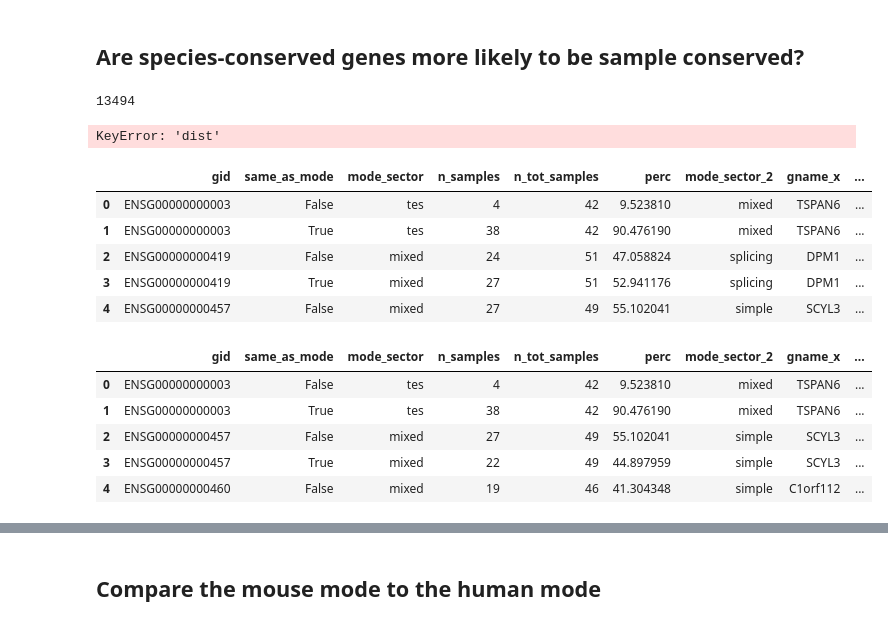
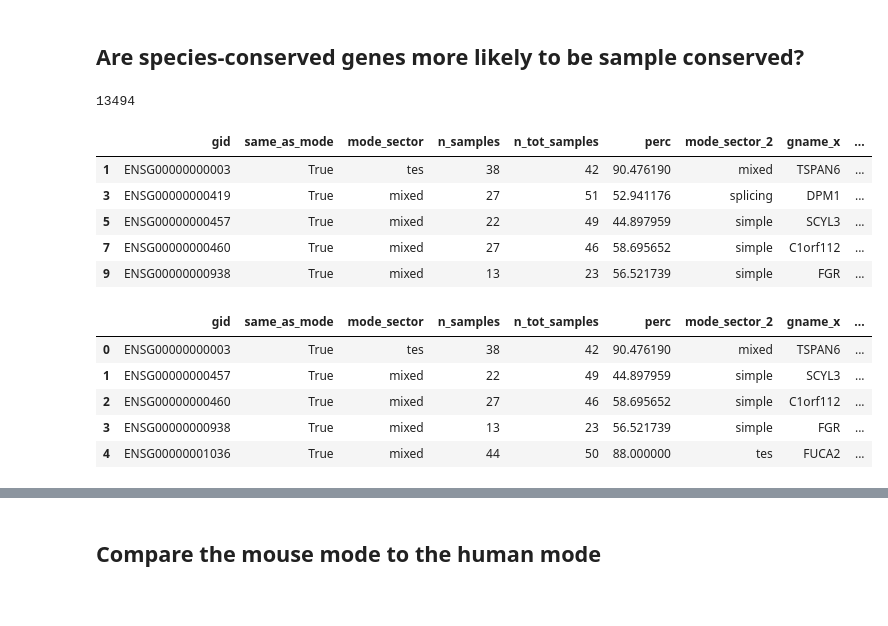
Before and after one commit to fairliereese/paper_rnawg, a Jupyter notebook: figures_revisions/revisions/sample_sector_conservation.ipynb, the cells around one changed output, grey strips where cells are left out. Drawn from its saved outputs; the diff is of its cells as text; code cells hidden in the pictures.

```diff
--- a/figures_revisions/revisions/sample_sector_conservation.ipynb
+++ b/figures_revisions/revisions/sample_sector_conservation.ipynb
@@ -388,26 +389,26 @@ ca.triplets.loc[(ca.triplets.gname==gene)&\
 | 638231 | sample_det | ENSG00000100036 | 3.0 | 1.0 | 1.0 | 3.0 | 0.500000 | 0.666667 | 0.222222 | 0.111111 | ... |
 # %% [markdown]
 ## Are species-conserved genes more likely to be sample conserved?
-# %%
-df = pd.read_csv(human_mouse_sect_cons, sep='\t')
-print(len(df.index))
-df['sector_conserved'] = df.sector_human == df.sector_mouse
-df['splicing_conserved']  = (df.sector_human=='splicing')&(df.sector_mouse=='splicing')
-gids = df.loc[(df.sector_human=='splicing')&(df.sector_mouse!='splicing')]['Gene stable ID'].tolist()
-df['dist']
-# %% [output]
-13494
-KeyError: 'dist'
 # %%
+df = pd.read_csv(human_mouse_sect_cons, sep='\t')
+print(len(df.index))
+df['sector_conserved'] = df.sector_human == df.sector_mouse
+df['splicing_conserved']  = (df.sector_human=='splicing')&(df.sector_mouse=='splicing')
+gids = df.loc[(df.sector_human=='splicing')&(df.sector_mouse!='splicing')]['Gene stable ID'].tolist()
+
+
 temp = pd.read_csv('sample_sector_mode_cons.tsv', sep='\t')
+temp = temp.loc[(temp.same_as_mode==True)]
+temp['sample_sect_conserved'] = temp.perc>=min_perc
 temp.head()
 # %% [output]
+13494
 |  | gid | same_as_mode | mode_sector | n_samples | n_tot_samples | perc | mode_sector_2 | gname_x | ... |
-| 0 | ENSG00000000003 | False | tes | 4 | 42 | 9.523810 | mixed | TSPAN6 | ... |
 | 1 | ENSG00000000003 | True | tes | 38 | 42 | 90.476190 | mixed | TSPAN6 | ... |
-| 2 | ENSG00000000419 | False | mixed | 24 | 51 | 47.058824 | splicing | DPM1 | ... |
 | 3 | ENSG00000000419 | True | mixed | 27 | 51 | 52.941176 | splicing | DPM1 | ... |
-| 4 | ENSG00000000457 | False | mixed | 27 | 49 | 55.102041 | simple | SCYL3 | ... |
+| 5 | ENSG00000000457 | True | mixed | 22 | 49 | 44.897959 | simple | SCYL3 | ... |
+| 7 | ENSG00000000460 | True | mixed | 27 | 46 | 58.695652 | simple | C1orf112 | ... |
+| 9 | ENSG00000000938 | True | mixed | 13 | 23 | 56.521739 | simple | FGR | ... |
 # %%
 df = df[['Gene stable ID', 'sector_conserved', 'sector_human', 'sector_mouse']]
 df.rename({'Gene stable ID': 'gid'}, axis=1, inplace=True)
@@ -415,8 +416,8 @@ temp = temp.merge(df, how='inner', on='gid')
 temp.head()
 # %% [output]
 |  | gid | same_as_mode | mode_sector | n_samples | n_tot_samples | perc | mode_sector_2 | gname_x | ... |
-| 0 | ENSG00000000003 | False | tes | 4 | 42 | 9.523810 | mixed | TSPAN6 | ... |
-| 1 | ENSG00000000003 | True | tes | 38 | 42 | 90.476190 | mixed | TSPAN6 | ... |
-| 2 | ENSG00000000457 | False | mixed | 27 | 49 | 55.102041 | simple | SCYL3 | ... |
-| 3 | ENSG00000000457 | True | mixed | 22 | 49 | 44.897959 | simple | SCYL3 | ... |
-| 4 | ENSG00000000460 | False | mixed | 19 | 46 | 41.304348 | simple | C1orf112 | ... |
+| 0 | ENSG00000000003 | True | tes | 38 | 42 | 90.476190 | mixed | TSPAN6 | ... |
+| 1 | ENSG00000000457 | True | mixed | 22 | 49 | 44.897959 | simple | SCYL3 | ... |
+| 2 | ENSG00000000460 | True | mixed | 27 | 46 | 58.695652 | simple | C1orf112 | ... |
+| 3 | ENSG00000000938 | True | mixed | 13 | 23 | 56.521739 | simple | FGR | ... |
+| 4 | ENSG00000001036 | True | mixed | 44 | 50 | 88.000000 | tes | FUCA2 | ... |
```
Also changed, not shown: parts of 13 cells of this notebook, 7 other files.
